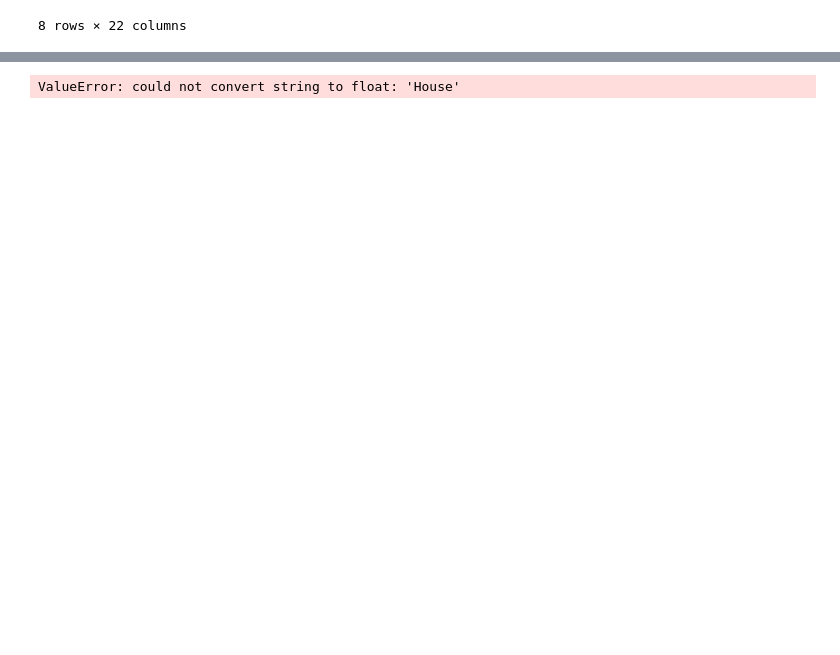
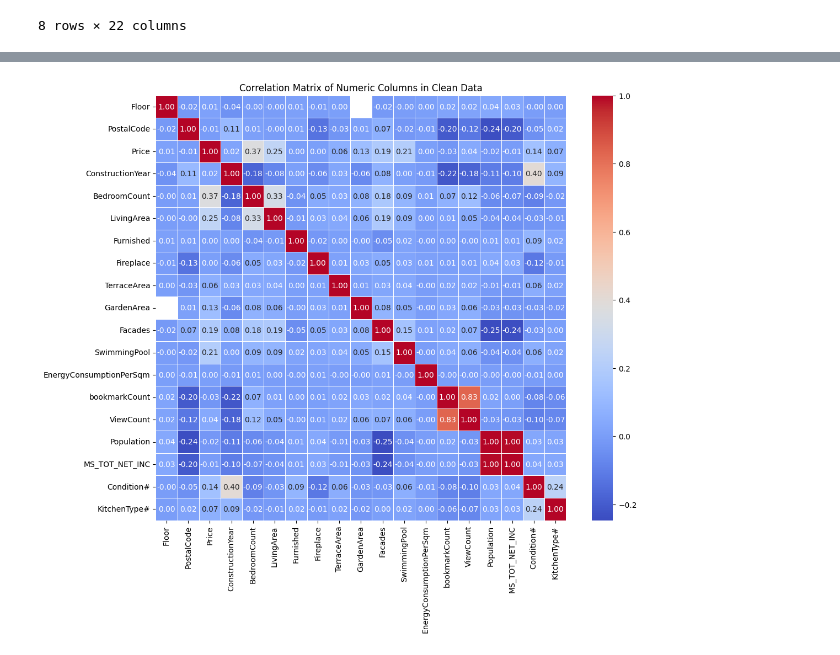
Before and after one commit to bear-revels/immo-ml, a Jupyter notebook: notebook/analysis.ipynb, the cells around one changed output, grey strips where cells are left out. Drawn from its saved outputs; the diff is of its cells as text; code cells hidden in the pictures; blank space fills up the shorter version.

Commit message:
working but not optimized
using general lat/long knn imputation and needs to be enhanced

```diff
--- a/notebook/analysis.ipynb
+++ b/notebook/analysis.ipynb
@@ -70,0 +78,6 @@ clean_data.describe()
+# %%
+# Create a new column for price per square meter
+clean_data['BedroomCount'] += 1
+clean_data['BedroomCount'].fillna(1, inplace=True)
+# clean_data['SqmRoom'] = clean_data['LivingArea'] / clean_data['BedroomCount']
+# clean_data['SqmRoomKW'] =
@@ -71,23 +91,18 @@ clean_data.describe()
 # %%
 import seaborn as sns
 import matplotlib.pyplot as plt
 
+# Select only int and float type columns
+numeric_columns = clean_data.select_dtypes(include=['int', 'float'])
+# Exclude 'BedroomCount' and 'LivingArea' from numeric_columns
+
 # Calculate the correlation matrix
-correlation_matrix = clean_data.corr()
+correlation_matrix = numeric_columns.corr()
 
-# Set up the matplotlib figure
+# Create a heatmap using Seaborn
 plt.figure(figsize=(12, 10))
-
-# Plot the heatmap
-sns.heatmap(correlation_matrix, annot=True, cmap='coolwarm', fmt=".2f", annot_kws={"size": 8}) # Adjust the font size here
-
-# Customize the plot
-plt.title('Correlation Matrix of Clean Data', fontsize=16)
-plt.xticks(rotation=90, ha='right')  # Rotate x-axis labels vertically
-plt.yticks(rotation=0)               # Rotate y-axis labels horizontally
-plt.tight_layout()
-
-# Show the plot
+sns.heatmap(correlation_matrix, annot=True, cmap='coolwarm', fmt=".2f", linewidths=0.5)
+plt.title('Correlation Matrix of Numeric Columns in Clean Data')
 plt.show()
 # %% [output]
-ValueError: could not convert string to float: 'House'
+[figure, added]
```
Also changed, not shown: parts of 4 cells of this notebook, 16 other files.
